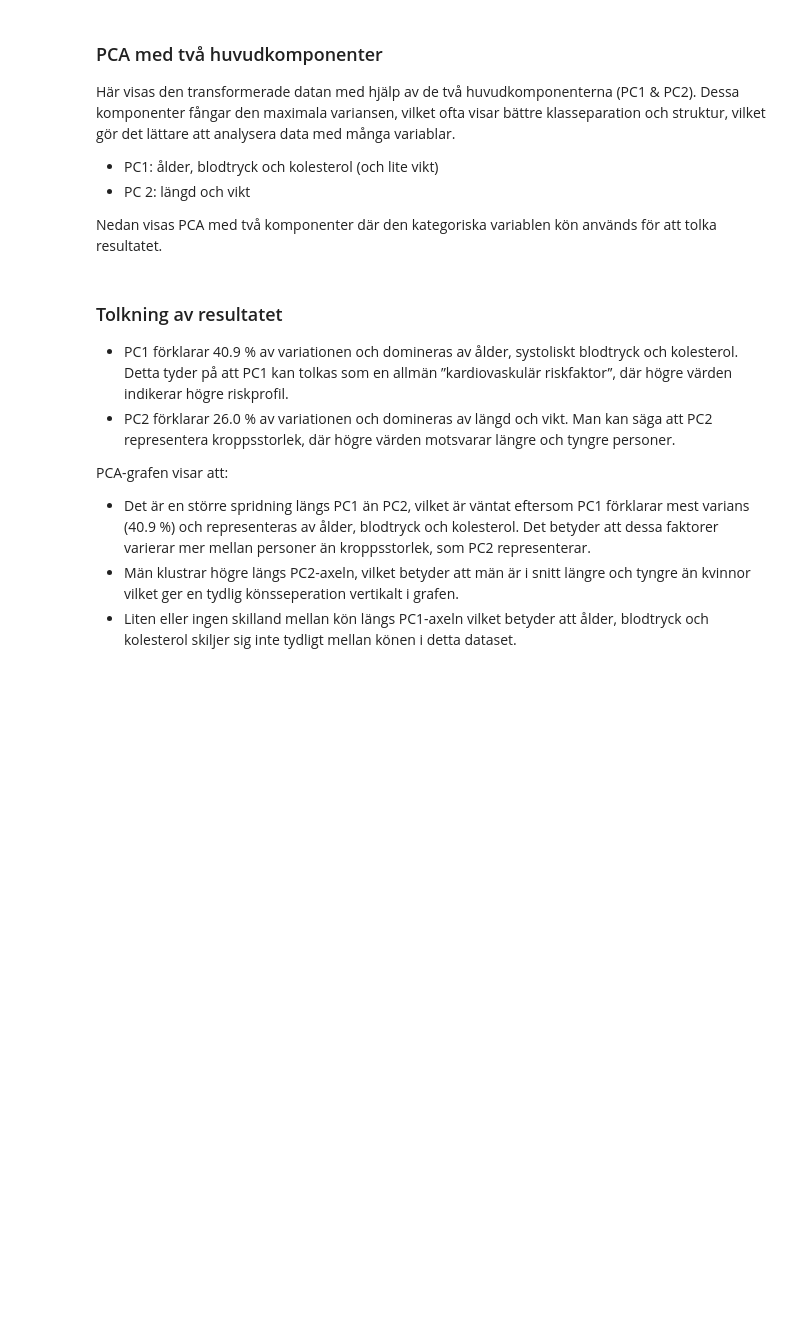
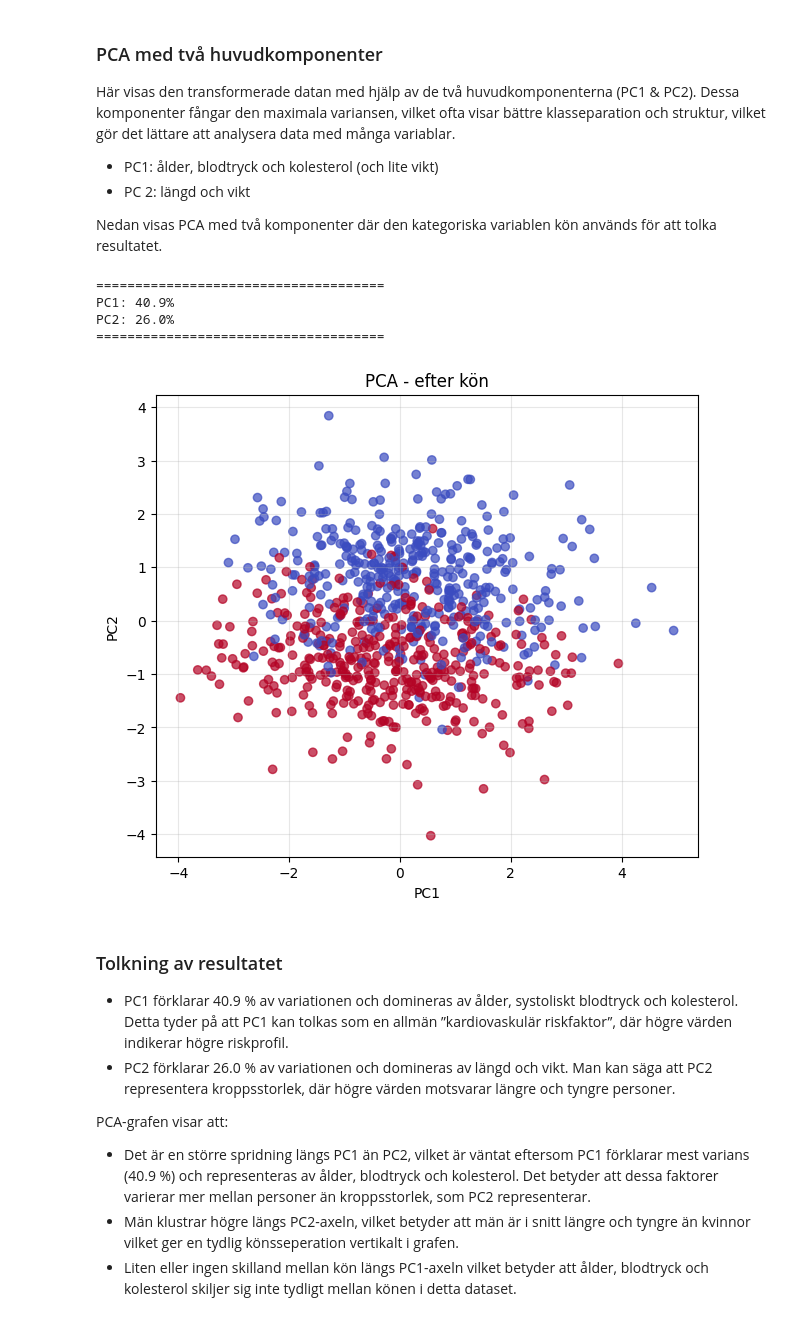
Before and after one commit to belson-h/Project---Health-Study, a Jupyter notebook: study_report.ipynb, the cells around one changed output. Saved outputs shown, nothing was run; the diff lists cells and outputs as text; code cells hidden in the pictures; blank space fills up the shorter version.

```diff
--- a/study_report.ipynb
+++ b/study_report.ipynb
@@ -76,0 +25,7 @@ dtype: int64
+# %%
+dh = DatasetHelper("health_study_dataset.csv")
+dh.load_data()
+dh.preview()
+dh.summary()
+dh.info()
+dh.missing_values()
@@ -643,7 +515,7 @@ PCA baseras på numeriska, kontinuerliga variabler därför kommer endast dessa
 **Källa**: *Videolektioner från kursen Pythonprogrammering och statistisk dataanalys*, *[Geeks for geeks - Principal Component Analysis (PCA)](https://www.geeksforgeeks.org/data-analysis/principal-component-analysis-pca/)*
 # %%
 features = ["age", "height", "weight", "systolic_bp", "cholesterol"]
-X = df[features].values
+X = dh.df[features].values
 
 # Standardisera datan --> all features have mean = 0 and standard deviation = 1
 X_scaled = StandardScaler().fit_transform(X)
@@ -691,23 +574,29 @@ Nedan visas PCA med två komponenter där den kategoriska variablen kön använd
 # %%
 # PCA med 2 högsta huvudkomponenter (PC1 & PC2)
 # ========================
 pca = PCA(n_components=2)
 PCs = pca.fit_transform(X_scaled)
 
 print("=====================================")
 print(f"PC1: {pca.explained_variance_ratio_[0] * 100:.1f}%")
 print(f"PC2: {pca.explained_variance_ratio_[1] * 100:.1f}%")
 print("=====================================")
 
 # Visualiserar PC1 & PC2 i en Scatter plot
 # ========================
 plt.figure(figsize=(7,6))
-plt.scatter(PCs[:,0], PCs[:,1], c=df["sex"].map({"M":0, "F":1}), cmap="coolwarm", alpha=0.7)
+plt.scatter(PCs[:,0], PCs[:,1], c=dh.df["sex"].map({"M":0, "F":1}), cmap="coolwarm", alpha=0.7)
 plt.xlabel("PC1")
 plt.ylabel("PC2")
 plt.title("PCA - efter kön")
 plt.grid(alpha=0.3)
 plt.show()
+# %% [output]
+=====================================
+PC1: 40.9%
+PC2: 26.0%
+=====================================
+[figure, added]
 # %% [markdown]
 ### Tolkning av resultatet
 
```
Also changed, not shown: parts of 18 cells of this notebook, 1 other file.
